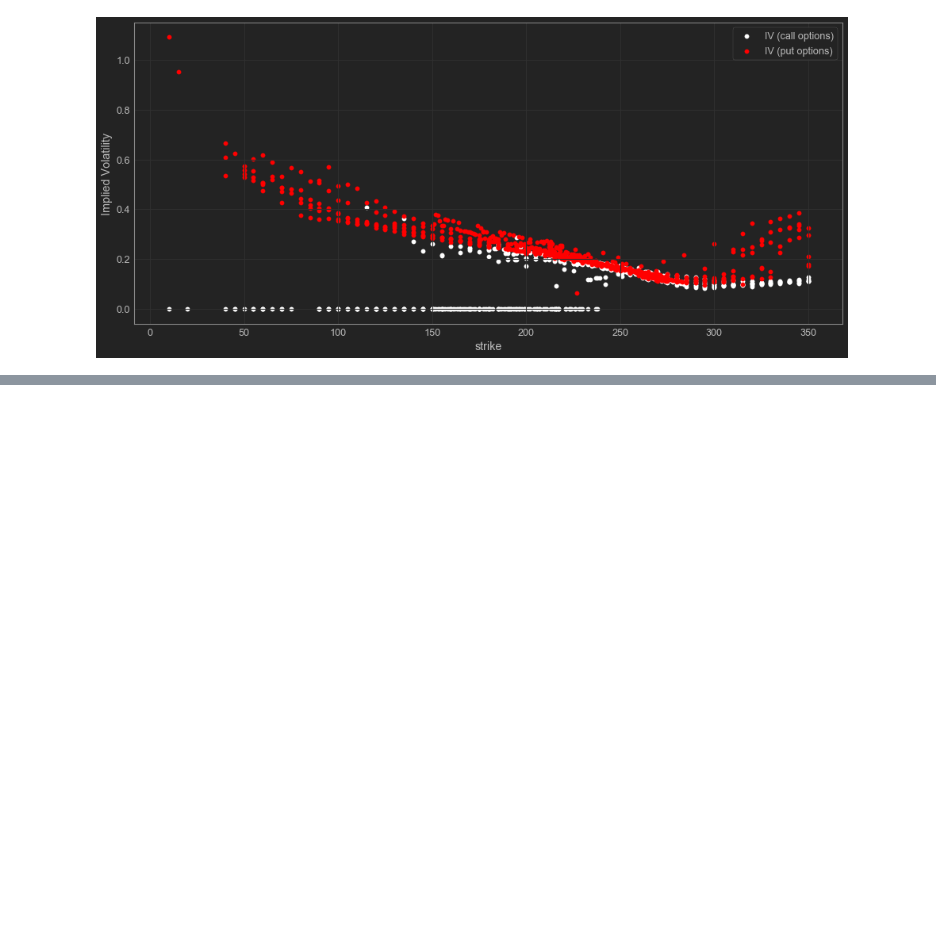
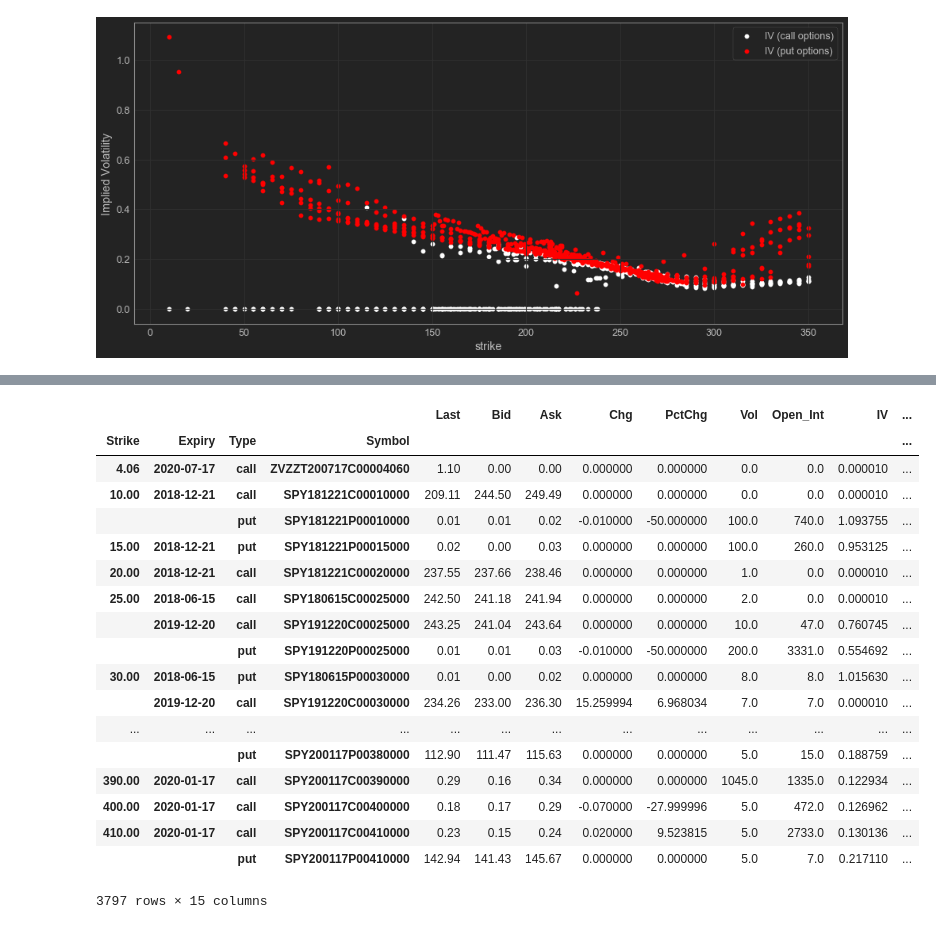
Before and after one commit to hanburger97/DS_Infrastructure, a Jupyter notebook: researchs/df_familiarization.ipynb, the cells around one changed output, grey strips where cells are left out. Saved outputs shown, nothing was run; the diff lists cells and outputs as text; code cells hidden in the pictures; blank space fills up the shorter version.

```diff
--- a/researchs/df_familiarization.ipynb
+++ b/researchs/df_familiarization.ipynb
@@ -23,0 +41,22 @@ olib.plot_surface('p')
+# %%
+olib.opt.get_all_data()
+# %% [output]
+|  |  |  |  | Last | Bid | Ask | Chg | PctChg | Vol | Open_Int | IV | ... |
+| Strike | Expiry | Type | Symbol |  |  |  |  |  |  |  |  | ... |
+| 4.06 | 2020-07-17 | call | ZVZZT200717C00004060 | 1.10 | 0.00 | 0.00 | 0.000000 | 0.000000 | 0.0 | 0.0 | 0.000010 | ... |
+| 10.00 | 2018-12-21 | call | SPY181221C00010000 | 209.11 | 244.50 | 249.49 | 0.000000 | 0.000000 | 0.0 | 0.0 | 0.000010 | ... |
+|  |  | put | SPY181221P00010000 | 0.01 | 0.01 | 0.02 | -0.010000 | -50.000000 | 100.0 | 740.0 | 1.093755 | ... |
+| 15.00 | 2018-12-21 | put | SPY181221P00015000 | 0.02 | 0.00 | 0.03 | 0.000000 | 0.000000 | 100.0 | 260.0 | 0.953125 | ... |
+| 20.00 | 2018-12-21 | call | SPY181221C00020000 | 237.55 | 237.66 | 238.46 | 0.000000 | 0.000000 | 1.0 | 0.0 | 0.000010 | ... |
+| 25.00 | 2018-06-15 | call | SPY180615C00025000 | 242.50 | 241.18 | 241.94 | 0.000000 | 0.000000 | 2.0 | 0.0 | 0.000010 | ... |
+|  | 2019-12-20 | call | SPY191220C00025000 | 243.25 | 241.04 | 243.64 | 0.000000 | 0.000000 | 10.0 | 47.0 | 0.760745 | ... |
+|  |  | put | SPY191220P00025000 | 0.01 | 0.01 | 0.03 | -0.010000 | -50.000000 | 200.0 | 3331.0 | 0.554692 | ... |
+| 30.00 | 2018-06-15 | put | SPY180615P00030000 | 0.01 | 0.00 | 0.02 | 0.000000 | 0.000000 | 8.0 | 8.0 | 1.015630 | ... |
+|  | 2019-12-20 | call | SPY191220C00030000 | 234.26 | 233.00 | 236.30 | 15.259994 | 6.968034 | 7.0 | 7.0 | 0.000010 | ... |
+| ... | ... | ... | ... | ... | ... | ... | ... | ... | ... | ... | ... | ... |
+|  |  | put | SPY200117P00380000 | 112.90 | 111.47 | 115.63 | 0.000000 | 0.000000 | 5.0 | 15.0 | 0.188759 | ... |
+| 390.00 | 2020-01-17 | call | SPY200117C00390000 | 0.29 | 0.16 | 0.34 | 0.000000 | 0.000000 | 1045.0 | 1335.0 | 0.122934 | ... |
+| 400.00 | 2020-01-17 | call | SPY200117C00400000 | 0.18 | 0.17 | 0.29 | -0.070000 | -27.999996 | 5.0 | 472.0 | 0.126962 | ... |
+| 410.00 | 2020-01-17 | call | SPY200117C00410000 | 0.23 | 0.15 | 0.24 | 0.020000 | 9.523815 | 5.0 | 2733.0 | 0.130136 | ... |
+|  |  | put | SPY200117P00410000 | 142.94 | 141.43 | 145.67 | 0.000000 | 0.000000 | 5.0 | 7.0 | 0.217110 | ... |
+3797 rows × 15 columns
```
Also changed, not shown: parts of 3 cells of this notebook, 1 other file.
